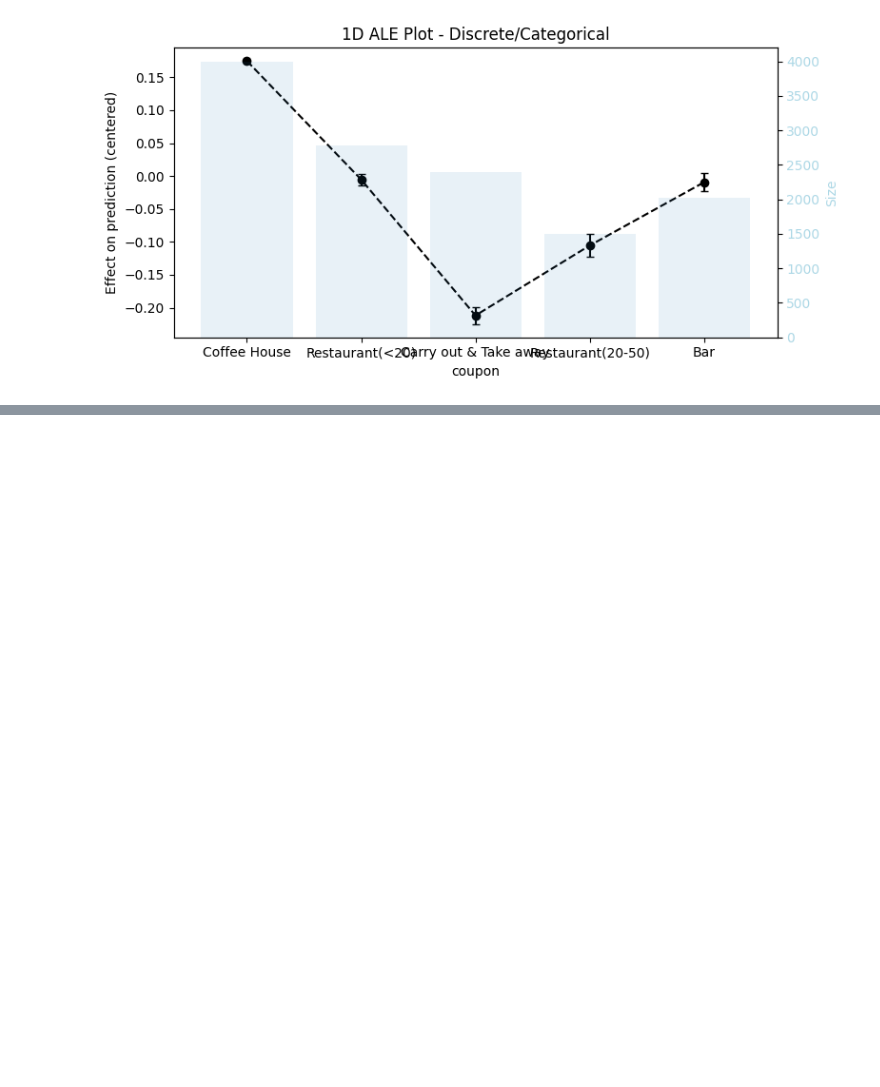
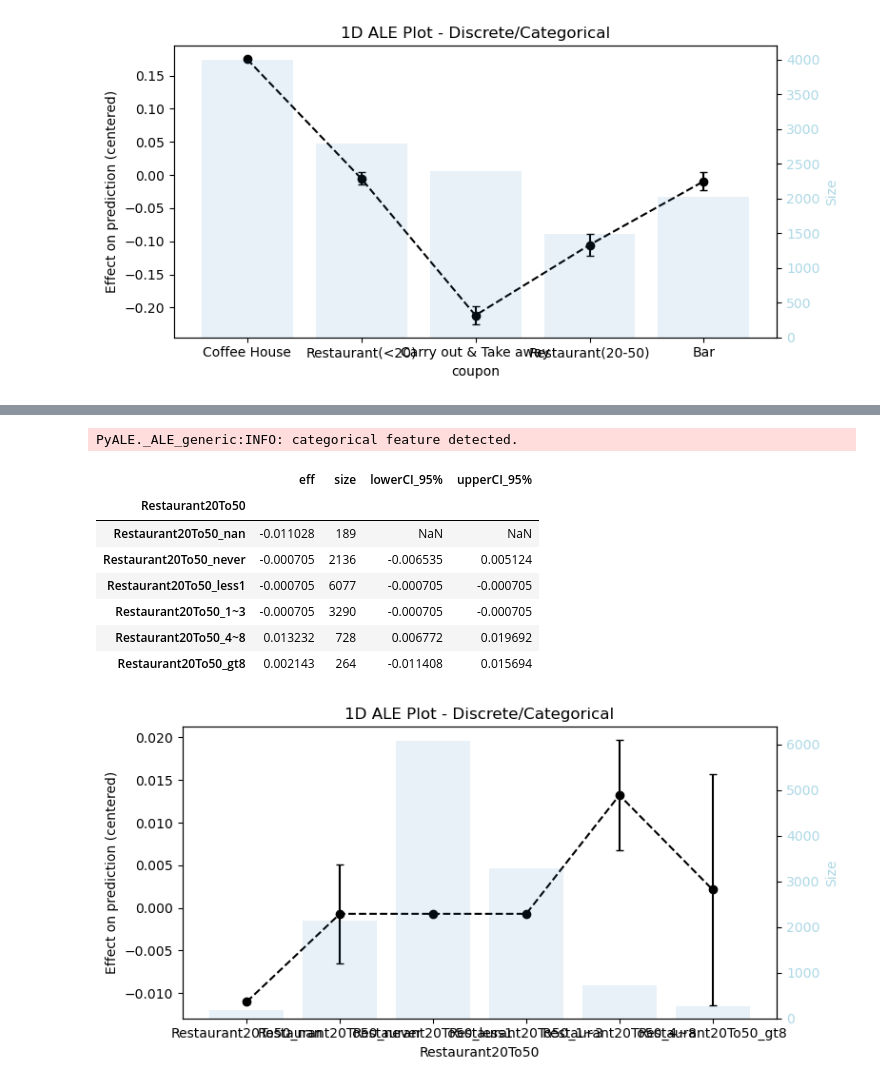
Before and after one commit to hyeniii/MSiA420-in_vehicle_coupon_recommendation, a Jupyter notebook: pyale.ipynb, the cells around one changed output, grey strips where cells are left out. Saved outputs shown, nothing was run; the diff lists cells and outputs as text; code cells hidden in the pictures; blank space fills up the shorter version.

```diff
--- a/pyale.ipynb
+++ b/pyale.ipynb
@@ -39,0 +119,13 @@ PyALE._ALE_generic:INFO: categorical feature detected.
+# %%
+hyeni_pyale(df,df_ohe,xgb,'Restaurant20To50')
+# %% [output]
+PyALE._ALE_generic:INFO: categorical feature detected.
+|  | eff | size | lowerCI_95% | upperCI_95% |
+| Restaurant20To50 |  |  |  |  |
+| Restaurant20To50_nan | -0.011028 | 189 | NaN | NaN |
+| Restaurant20To50_never | -0.000705 | 2136 | -0.006535 | 0.005124 |
+| Restaurant20To50_less1 | -0.000705 | 6077 | -0.000705 | -0.000705 |
+| Restaurant20To50_1~3 | -0.000705 | 3290 | -0.000705 | -0.000705 |
+| Restaurant20To50_4~8 | 0.013232 | 728 | 0.006772 | 0.019692 |
+| Restaurant20To50_gt8 | 0.002143 | 264 | -0.011408 | 0.015694 |
+[figure, added]
```
Also changed, not shown: parts of 4 cells of this notebook.
